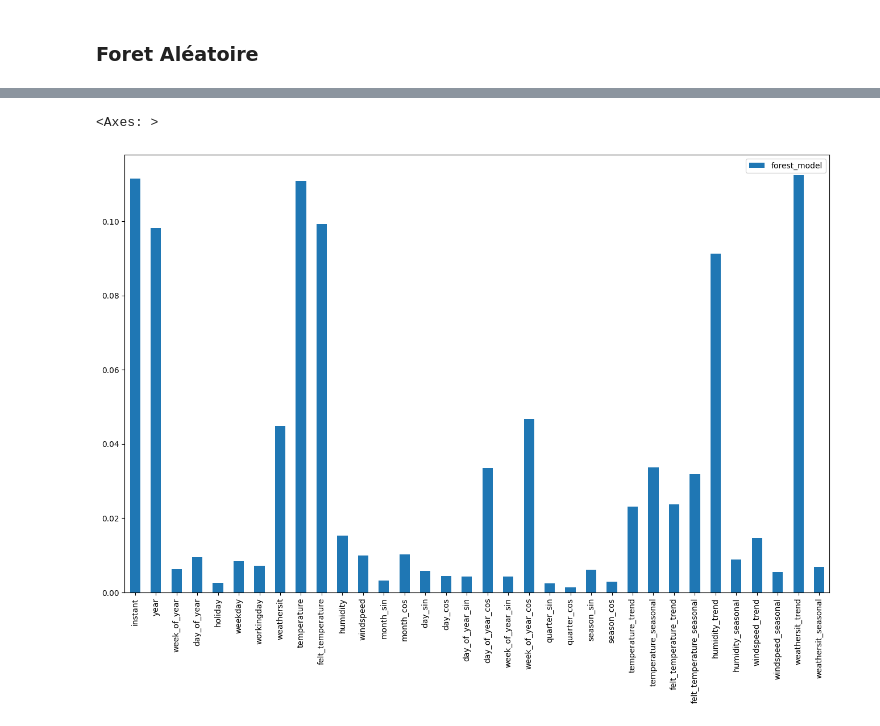
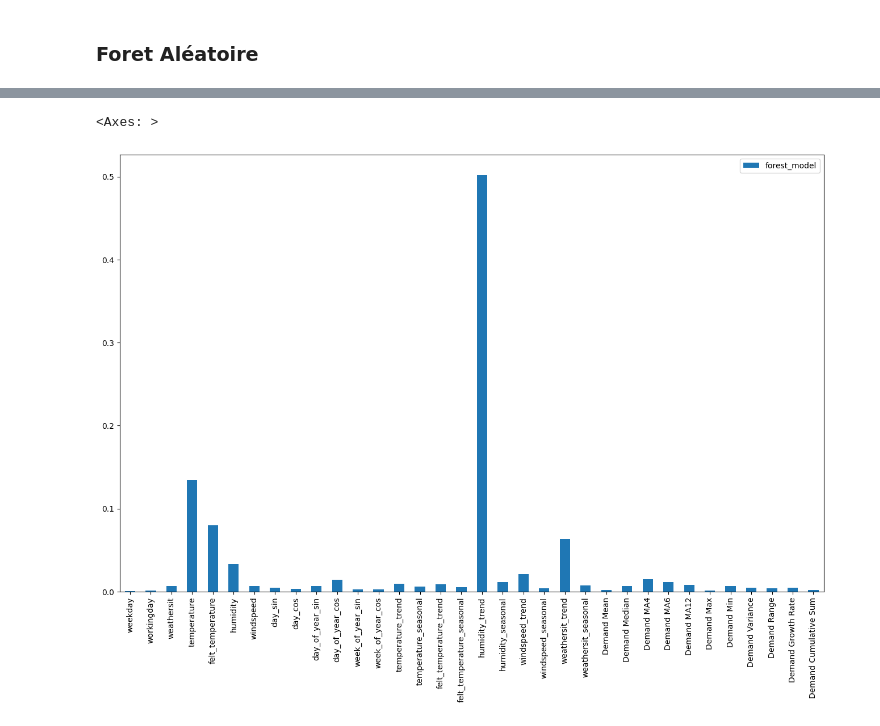
Before and after one commit to ClemRibe/ProjetML, a Jupyter notebook: ProjetML.ipynb, the cells around one changed output, grey strips where cells are left out. Drawn from its saved outputs; the diff is of its cells as text; code cells hidden in the pictures.

```diff
--- a/ProjetML.ipynb
+++ b/ProjetML.ipynb
@@ -457,7 +457,9 @@ Index(['instant', 'date', 'year', 'season', 'quarter', 'month', 'week_of_year',
 # %%
 # Sélection des caractéristiques pertinentes, y compris les nouvelles colonnes encodées
 target = ['count']
-not_feature = ['date','casual_trend','casual_seasonal', 'registered_trend', 'registered_seasonal','count_trend', 'count_seasonal', 'count', 'registered', 'casual',"day", "quarter", "season", "month"]
+not_feature = ["instant",'date','casual_trend','casual_seasonal', 'registered_trend', 'registered_seasonal','count_trend', 'count_seasonal', 'count', 'registered', 'casual','year', 'season', 'quarter', 'month', 'week_of_year',
+       'day', 'day_of_year', 'holiday', "quarter_cos", "quarter_sin", 'month_sin', 'month_cos', 'season_sin',
+       'season_cos']
 features = [feature for feature in day_df.columns if feature not in not_feature]
 
 print(features)
@@ -584,32 +667,2 @@ Test           21.01  26.80      6.84
 # %% [markdown]
 ### Foret Aléatoire
-# %%
-print("\n=== Forêt Aléatoire ===")
-forest_model = ExtraTreesRegressor(n_estimators=100, random_state=42)
-
-scores = []
-for i, (train_index, test_index) in enumerate(tscv.split(X)):
-    print(i)
-    X_train = X[:len(train_index)]
-    X_test = X[len(train_index):]
-    y_train = y[:len(train_index)]
-    y_test = y[len(train_index):]
-    forest_model.fit(X_train, y_train)
-    score = forest_model.score(X_test, y_test)
-    scores.append(score)
-
-
-y_pred_train_forest = forest_model.predict(X_train)
-y_pred_test_forest = forest_model.predict(X_test)
-kpi_results['Random Forest'] = compute_KPIs(y_train, y_pred_train_forest, y_test, y_pred_test_forest, name='Random Forest')
-
-y_pred = np.append(y_pred_train_forest,y_pred_test_forest)
-
-plt.figure(figsize=(10, 6))
-plt.plot(y.values, label='Valeurs réelles', color='black')
-plt.plot(y_pred, label='Forêt Aléatoire', linestyle='--', color='green')
-plt.xlabel('Index')
-plt.ylabel('Nombre de locations')
-plt.title('Prédiction de la demande de location de vélos - Forêt Aléatoire')
-plt.legend()
-plt.show()
@@ -628,10 +747,10 @@ Test           17.81  20.99      7.92
 # %%
-features = pd.DataFrame(data=forest_model.feature_importances_.reshape(-1,1), index=X_train.columns, columns=["forest_model"])
+features = pd.DataFrame(data=forest_model.feature_importances_.reshape(-1,1), index=X_train_new_features.columns, columns=["forest_model"])
 features["forest_model"] * 100
 features.plot(kind='bar',figsize=(16,10))
 # %% [output]
 <Axes: >
-[figure, old version]
+[figure, new version]
 # %%
 # Combiner tous les KPI dans un seul DataFrame pour comparaison
 kpi_combined = pd.concat(kpi_results, axis=0)
```
Also changed, not shown: parts of 10 cells of this notebook.
